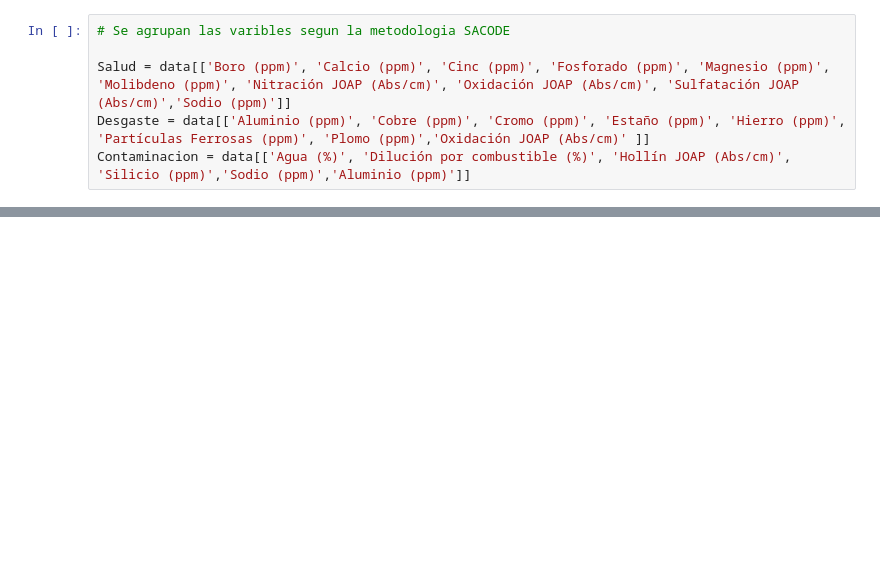
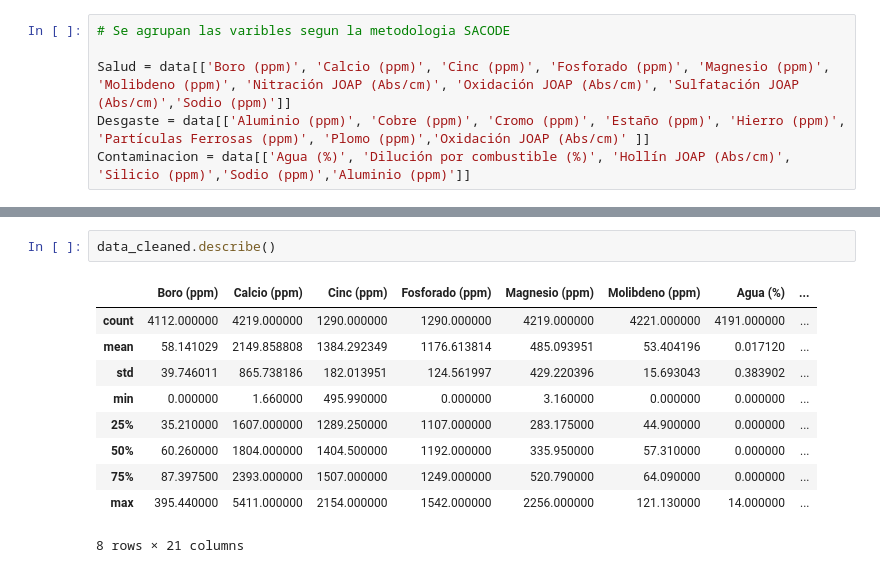
Before and after one commit to darturo12/Tesis-de-Grado-MIAD-, a Jupyter notebook: Exploración/Exploración de datos.ipynb, the cells around one changed output, grey strips where cells are left out. Drawn from its saved outputs; the diff is of its cells as text; blank space fills up the shorter version.

```diff
--- a/Exploración/Exploración de datos.ipynb
+++ b/Exploración/Exploración de datos.ipynb
@@ -420,0 +794,13 @@ sns.heatmap(corr, annot=True, fmt=".2f")
+# %%
+data_cleaned.describe()
+# %% [output]
+|  | Boro (ppm) | Calcio (ppm) | Cinc (ppm) | Fosforado (ppm) | Magnesio (ppm) | Molibdeno (ppm) | Agua (%) | ... |
+| count | 4112.000000 | 4219.000000 | 1290.000000 | 1290.000000 | 4219.000000 | 4221.000000 | 4191.000000 | ... |
+| mean | 58.141029 | 2149.858808 | 1384.292349 | 1176.613814 | 485.093951 | 53.404196 | 0.017120 | ... |
+| std | 39.746011 | 865.738186 | 182.013951 | 124.561997 | 429.220396 | 15.693043 | 0.383902 | ... |
+| min | 0.000000 | 1.660000 | 495.990000 | 0.000000 | 3.160000 | 0.000000 | 0.000000 | ... |
+| 25% | 35.210000 | 1607.000000 | 1289.250000 | 1107.000000 | 283.175000 | 44.900000 | 0.000000 | ... |
+| 50% | 60.260000 | 1804.000000 | 1404.500000 | 1192.000000 | 335.950000 | 57.310000 | 0.000000 | ... |
+| 75% | 87.397500 | 2393.000000 | 1507.000000 | 1249.000000 | 520.790000 | 64.090000 | 0.000000 | ... |
+| max | 395.440000 | 5411.000000 | 2154.000000 | 1542.000000 | 2256.000000 | 121.130000 | 14.000000 | ... |
+8 rows × 21 columns
```
Also changed, not shown: parts of 14 cells of this notebook.
